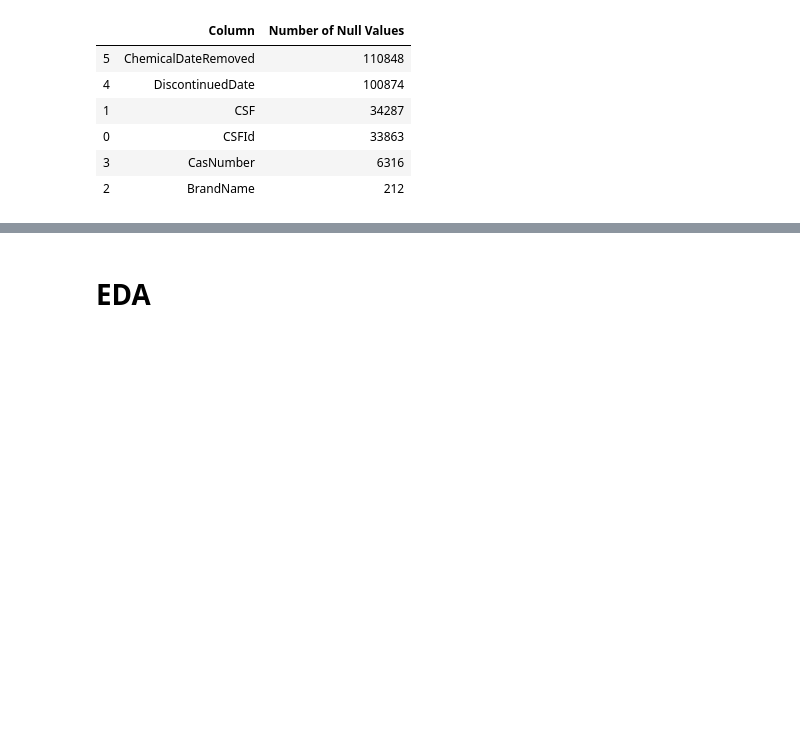
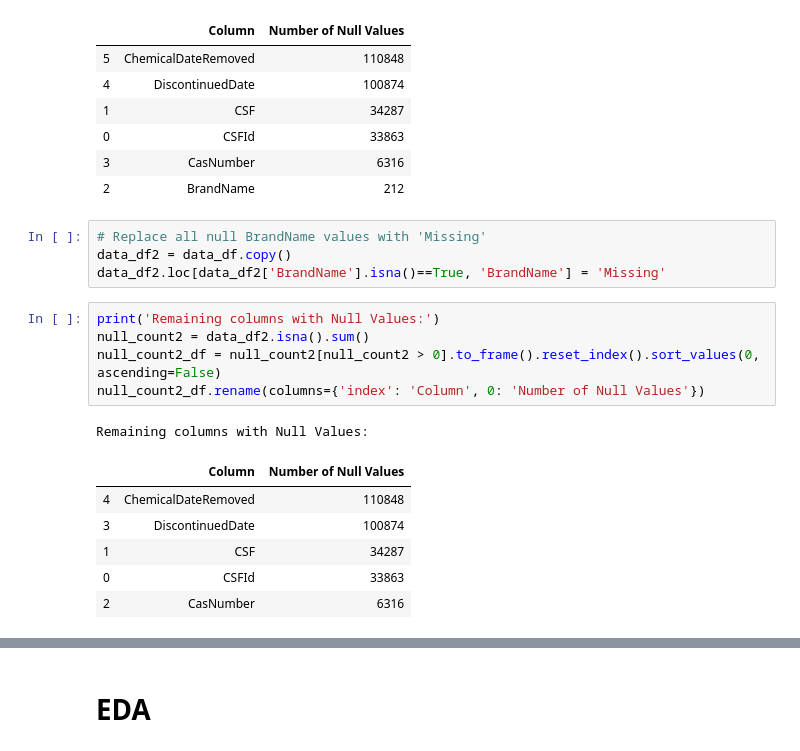
Before and after one commit to chelseanbr/Whats-In-My-Makeup-Bag, a Jupyter notebook: neat_eda.ipynb, the cells around one changed output, grey strips where cells are left out. Cells and saved outputs as stored; diff of their text form; blank space fills up the shorter version.

```diff
--- a/neat_eda.ipynb
+++ b/neat_eda.ipynb
@@ -79,3 +80,20 @@ Columns with Null Values:
 | 0 | CSFId | 33863 |
 | 3 | CasNumber | 6316 |
 | 2 | BrandName | 212 |
+# %%
+# Replace all null BrandName values with 'Missing'
+data_df2 = data_df.copy()
+data_df2.loc[data_df2['BrandName'].isna()==True, 'BrandName'] = 'Missing'
+# %%
+print('Remaining columns with Null Values:')
+null_count2 = data_df2.isna().sum()
+null_count2_df = null_count2[null_count2 > 0].to_frame().reset_index().sort_values(0, ascending=False)
+null_count2_df.rename(columns={'index': 'Column', 0: 'Number of Null Values'})
+# %% [output]
+Remaining columns with Null Values:
+|  | Column | Number of Null Values |
+| 4 | ChemicalDateRemoved | 110848 |
+| 3 | DiscontinuedDate | 100874 |
+| 1 | CSF | 34287 |
+| 0 | CSFId | 33863 |
+| 2 | CasNumber | 6316 |
```
Also changed, not shown: parts of 11 cells of this notebook, 1 other file.
